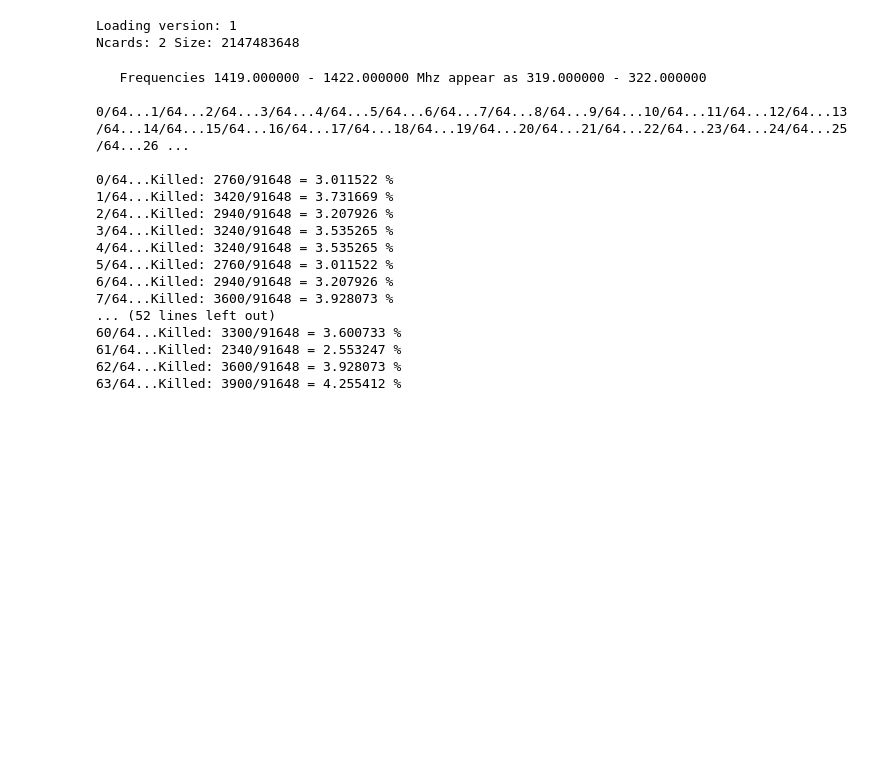
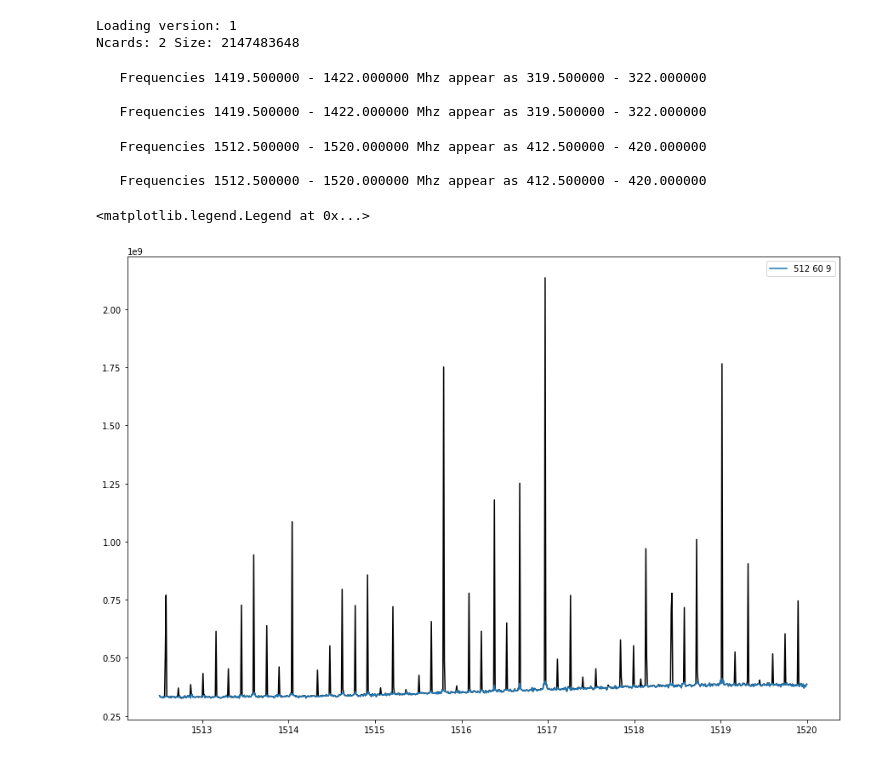
Before and after one commit to bmxdemo/bmxhacks, a Jupyter notebook: SpikeRejectionPlayground.ipynb, the cells around one changed output. Cells and saved outputs as stored; diff of their text form; code cells hidden in the pictures; blank space fills up the shorter version.

```diff
--- a/SpikeRejectionPlayground.ipynb
+++ b/SpikeRejectionPlayground.ipynb
@@ -16,7 +16,8 @@ Ncards: 2 Size: 2147483648
 fftcache={}
 # %%
 def getPS (self, stream='datad0c1',fftpow=25, numin=1419.00, numax=1422.50, fftavg=512,
-                   ndxmin=0, ndxmax=-1, rate=1.1e3, indices=False,killspikes=False, killavg=256,killfact=8, killbuf=50):
+                   ndxmin=0, ndxmax=-1, rate=1.1e3, indices=False,killspikes=False,
+                   killavg=512,killfact=9, killbuf=60):
             data=getattr(self,stream)
             fftsize=2**fftpow
             numin_,numax_=numin,numax
@@ -38,9 +39,8 @@ def getPS (self, stream='datad0c1',fftpow=25, numin=1419.00, numax=1422.50, ffta
             imax=imin+pssize1*fftavg
             freq=np.arange(imin+fftavg/2,imax,fftavg)*dnu+rate
             out=[]
-
             for istart in range(ndxmin,ndxmax):
-                print ("%i/%i..."%(istart,(ndxmax-ndxmin)),end="")
+                #print ("%i/%i..."%(istart,(ndxmax-ndxmin)),end="")
                 cachekey=(fftpow,istart)
                 if cachekey not in fftcache:
                     fftcache[cachekey]=rfft(data[istart*fftsize:(istart+1)*fftsize])
@@ -50,16 +50,19 @@ def getPS (self, stream='datad0c1',fftpow=25, numin=1419.00, numax=1422.50, ffta
                 gc.collect()
                 if (killspikes>0):
                     yts=ps.reshape((-1,killavg)).mean(axis=1)
+                    yavg=0.5*(yts[0:-2]+yts[2:])
+                    yts[1:-1]=yavg
                     yts=np.outer(yts,np.ones(len(ps)//len(yts))).flatten()
-                    tkill=0
                     for i in np.where(ps>yts*killfact)[0]:
-                        #print (i)
+                        #if (abs(imin+i-9788087)<20):
+                        #    print (imin+i,i%256,end="  ")
                         ps[i-killbuf:i+killbuf+1]=np.nan
-                        tkill+=killbuf*2
+                    tkill=np.sum(np.isnan(ps))
                     print ("Killed: %i/%i = %f %%"%(tkill,imax-imin,100*tkill/(imax-imin)))
                 if fftavg>1:
                     ps=np.nanmean(ps.reshape((-1,fftavg)),axis=1)
                 out.append(ps)
+
 
             out=np.array(out)
             if indices:
@@ -67,25 +70,35 @@ def getPS (self, stream='datad0c1',fftpow=25, numin=1419.00, numax=1422.50, ffta
             else:
                 return freq,out
 # %%
-freq,ps=getPS(da,ndxmax=64,numin=1419.0,numax=1422.0,fftavg=256,killspikes=False)
-freqk,psk=getPS(da,ndxmax=64,numin=1419.0,numax=1422.0,fftavg=256,killspikes=True,killbuf=30,killfact=8)
+numin,numax=1419.50,1422.
+freq,ps=getPS(da,ndxmax=64,numin=numin,numax=numax,fftavg=256, killspikes=False)
+freqk,psk=getPS(da,ndxmax=64,numin=numin,numax=numax,fftavg=256,killavg=128,killspikes=True,killbuf=10,killfact=10)
 # %% [output]
-   Frequencies 1419.000000 - 1422.000000 Mhz appear as 319.000000 - 322.000000
+   Frequencies 1419.500000 - 1422.000000 Mhz appear as 319.500000 - 322.000000
 
-0/64...1/64...2/64...3/64...4/64...5/64...6/64...7/64...8/64...9/64...10/64...11/64...12/64...13/64...14/64...15/64...16/64...17/64...18/64...19/64...20/64...21/64...22/64...23/64...24/64...25/64...26 ...
-
-0/64...Killed: 2760/91648 = 3.011522 %
-1/64...Killed: 3420/91648 = 3.731669 %
-2/64...Killed: 2940/91648 = 3.207926 %
-3/64...Killed: 3240/91648 = 3.535265 %
-4/64...Killed: 3240/91648 = 3.535265 %
-5/64...Killed: 2760/91648 = 3.011522 %
-6/64...Killed: 2940/91648 = 3.207926 %
-7/64...Killed: 3600/91648 = 3.928073 %
-... (52 lines left out)
-60/64...Killed: 3300/91648 = 3.600733 %
-61/64...Killed: 2340/91648 = 2.553247 %
-62/64...Killed: 3600/91648 = 3.928073 %
-63/64...Killed: 3900/91648 = 4.255412 %
+   Frequencies 1419.500000 - 1422.000000 Mhz appear as 319.500000 - 322.000000
+# %%
+numin,numax=1512.50,1520.
+freq,ps=getPS(da,ndxmax=64,numin=numin,numax=numax,fftavg=256, killspikes=False)
+plt.figure(figsize=(15,10))
+plt.plot(freq,ps.mean(axis=0),'k-')
+for killavg in [512]:
+    for killbuf in [60]:#,30,50]:
+        for killfact in [9]:#,12]:
+            freqk,psk=getPS(da,ndxmax=64,numin=numin,numax=numax,fftavg=256,killavg=killavg,killspikes=True,killbuf=killbuf,killfact=killfact)
+            plt.plot(freqk,psk.mean(axis=0),label='%i %i %i'%(killavg, killbuf, killfact))
+
+#plt.plot(freq,ps.mean(axis=0))
+#plt.plot(freq,ps.mean(axis=0),'k-')
+#plt.xlim(1420.75,1421)
+#plt.ylim(5e8,8e8)
+plt.legend()
+#plt.semilogy()
+# %% [output]
+   Frequencies 1512.500000 - 1520.000000 Mhz appear as 412.500000 - 420.000000
+
+   Frequencies 1512.500000 - 1520.000000 Mhz appear as 412.500000 - 420.000000
+<matplotlib.legend.Legend at 0x...>
+[figure, added]
 # %%
 plt.figure(figsize=(15,10))
```
Also changed, not shown: parts of 7 cells of this notebook, 1 other file.
